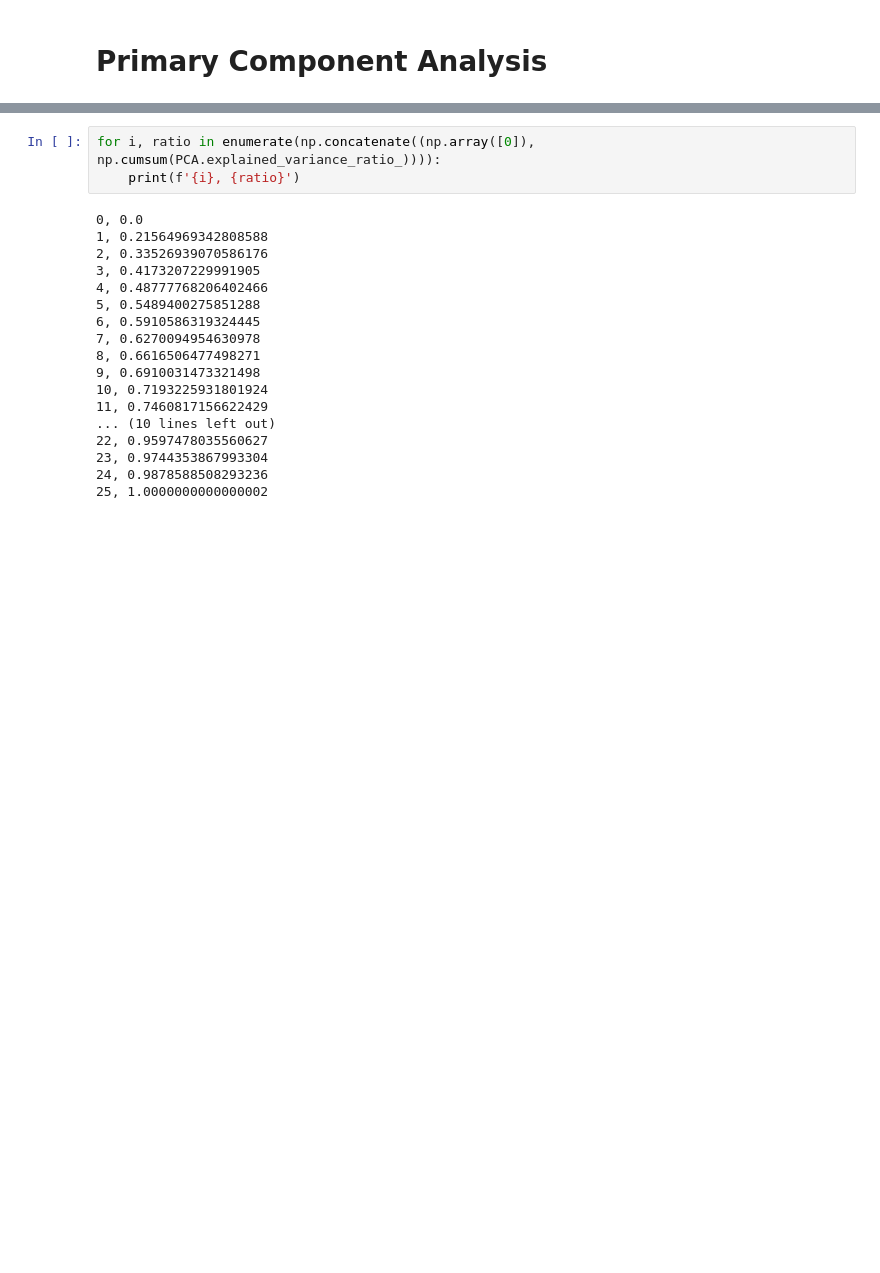
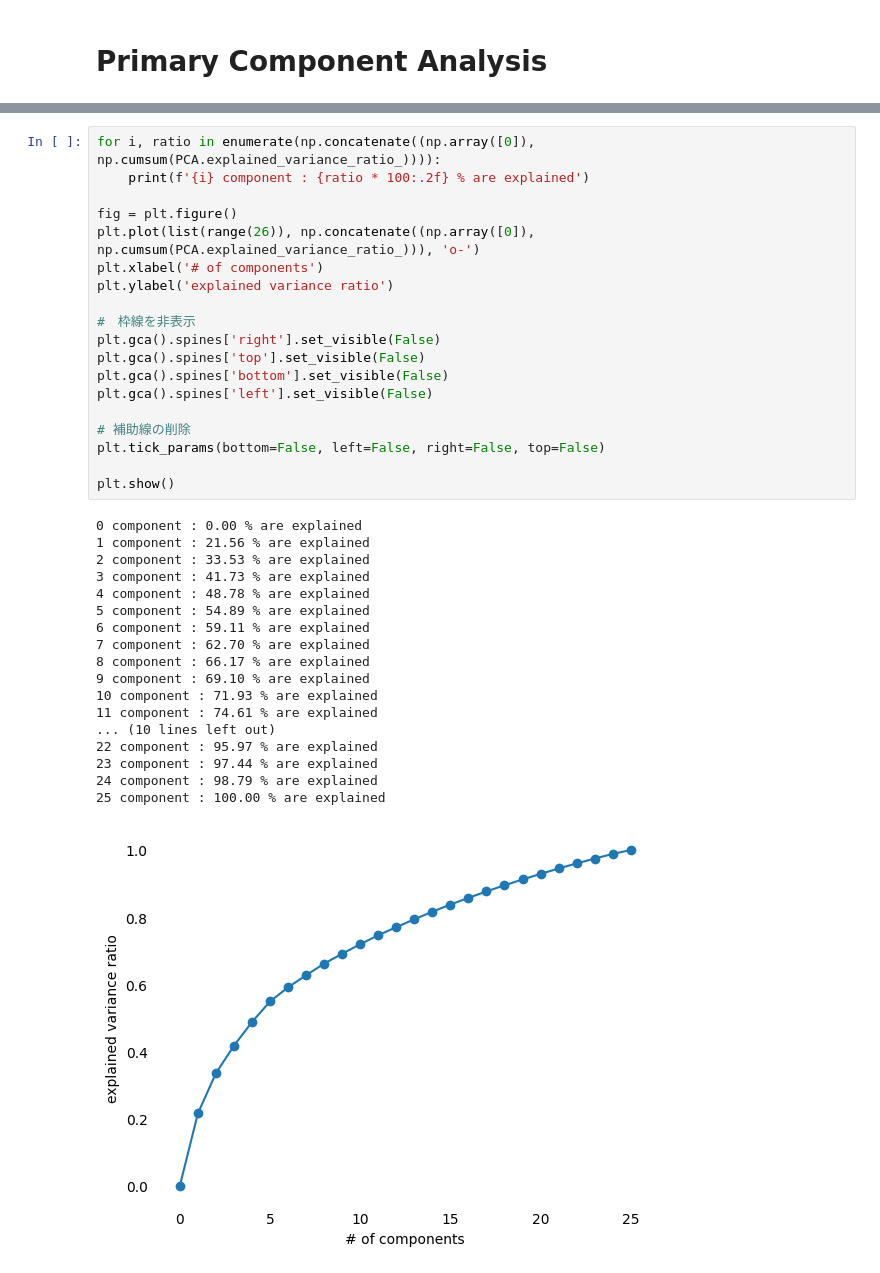
Before and after one commit to xoxo-sho/statistics, a Jupyter notebook: Primary-Component-Analysis/Primary-Component-Analysis.ipynb, the cells around one changed output, grey strips where cells are left out. Drawn from its saved outputs; the diff is of its cells as text; blank space fills up the shorter version.

```diff
--- a/Primary-Component-Analysis/Primary-Component-Analysis.ipynb
+++ b/Primary-Component-Analysis/Primary-Component-Analysis.ipynb
@@ -129,22 +163,39 @@ array([0.21564969, 0.33526939, 0.41732072, 0.48777768, 0.54894003,
        0.94475198, 0.9597478 , 0.97443539, 0.98785885, 1.        ])
 # %%
 for i, ratio in enumerate(np.concatenate((np.array([0]), np.cumsum(PCA.explained_variance_ratio_)))):
-    print(f'{i}, {ratio}')
+    print(f'{i} component : {ratio * 100:.2f} % are explained')
+
+fig = plt.figure()
+plt.plot(list(range(26)), np.concatenate((np.array([0]), np.cumsum(PCA.explained_variance_ratio_))), 'o-')
+plt.xlabel('# of components')
+plt.ylabel('explained variance ratio')
+
+#　枠線を非表示
+plt.gca().spines['right'].set_visible(False)
+plt.gca().spines['top'].set_visible(False)
+plt.gca().spines['bottom'].set_visible(False)
+plt.gca().spines['left'].set_visible(False)
+
+# 補助線の削除
+plt.tick_params(bottom=False, left=False, right=False, top=False)
+
+plt.show()
 # %% [output]
-0, 0.0
-1, 0.21564969342808588
-2, 0.33526939070586176
-3, 0.4173207229991905
-4, 0.48777768206402466
-5, 0.5489400275851288
-6, 0.5910586319324445
-7, 0.6270094954630978
-8, 0.6616506477498271
-9, 0.6910031473321498
-10, 0.7193225931801924
-11, 0.7460817156622429
+0 component : 0.00 % are explained
+1 component : 21.56 % are explained
+2 component : 33.53 % are explained
+3 component : 41.73 % are explained
+4 component : 48.78 % are explained
+5 component : 54.89 % are explained
+6 component : 59.11 % are explained
+7 component : 62.70 % are explained
+8 component : 66.17 % are explained
+9 component : 69.10 % are explained
+10 component : 71.93 % are explained
+11 component : 74.61 % are explained
 ... (10 lines left out)
-22, 0.9597478035560627
-23, 0.9744353867993304
-24, 0.9878588508293236
-25, 1.0000000000000002
+22 component : 95.97 % are explained
+23 component : 97.44 % are explained
+24 component : 98.79 % are explained
+25 component : 100.00 % are explained
+[figure, added]
```
Also changed, not shown: parts of 13 cells of this notebook, 2 other files.
